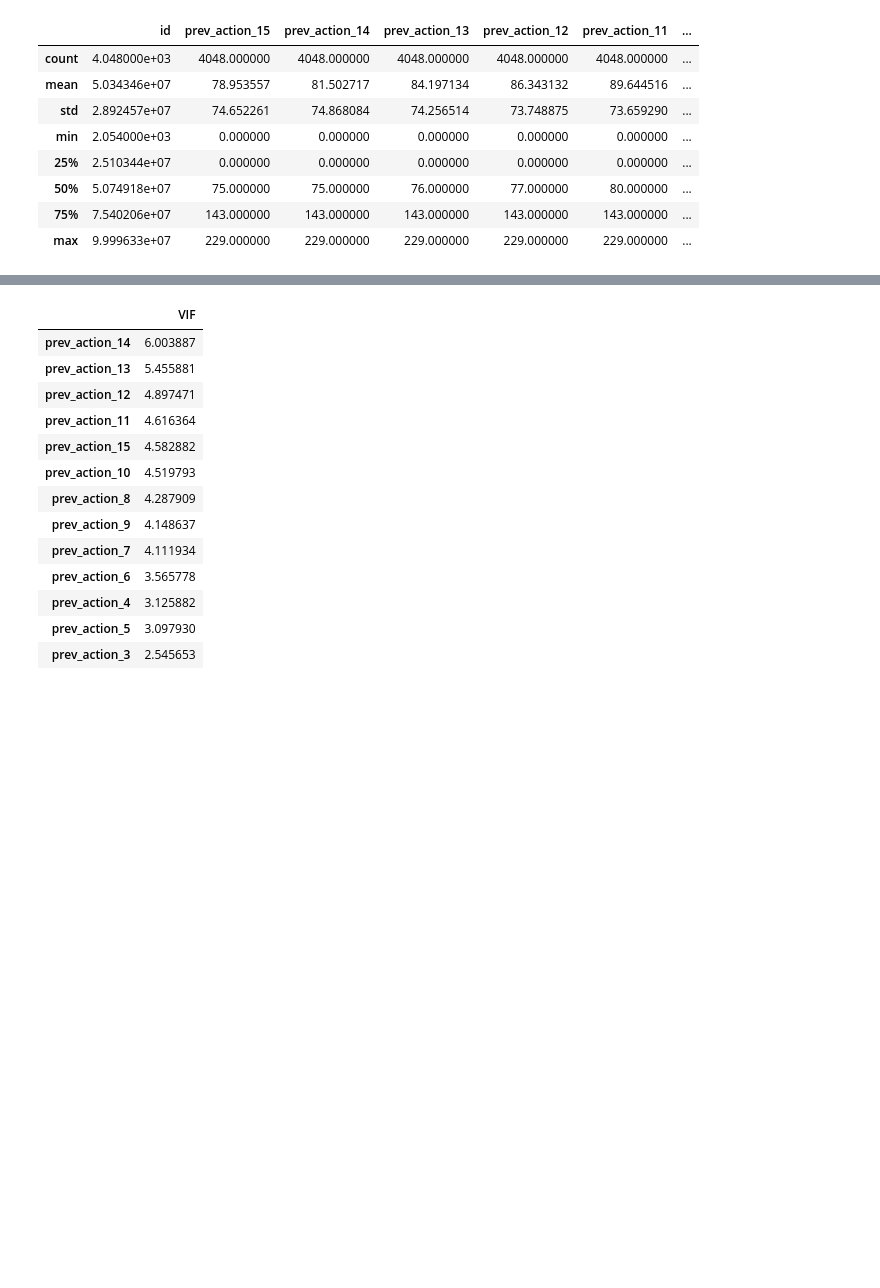
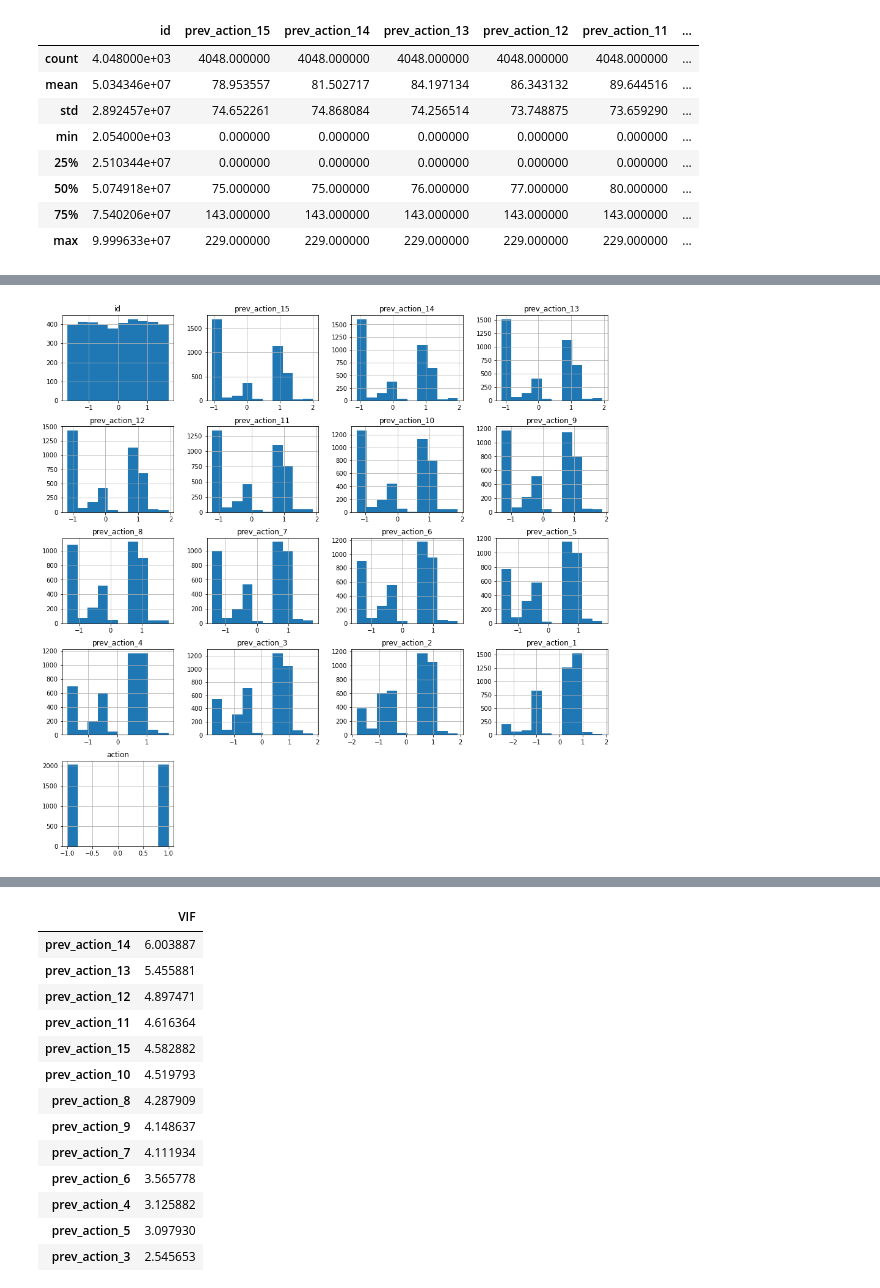
Before and after one commit to Aykan-Hub/customer-interactions, a Jupyter notebook: data.eda.Aykan.ipynb, the cells around one changed output, grey strips where cells are left out. Cells and saved outputs as stored; diff of their text form; code cells hidden in the pictures; blank space fills up the shorter version.

```diff
--- a/data.eda.Aykan.ipynb
+++ b/data.eda.Aykan.ipynb
@@ -257,0 +259,12 @@ Wall time: 1.57 s
+# %%
+%%time
+# scale
+scaler = StandardScaler()
+act_scaled = scaler.fit_transform(act)
+act_scaled = pd.DataFrame(act_scaled, columns=act.columns, index=act.index)
+
+# histograms
+act_scaled.hist(figsize = (16, 16))
+plt.show()
+# %% [output]
+[figure, added]
```
Also changed, not shown: parts of 9 cells of this notebook.
